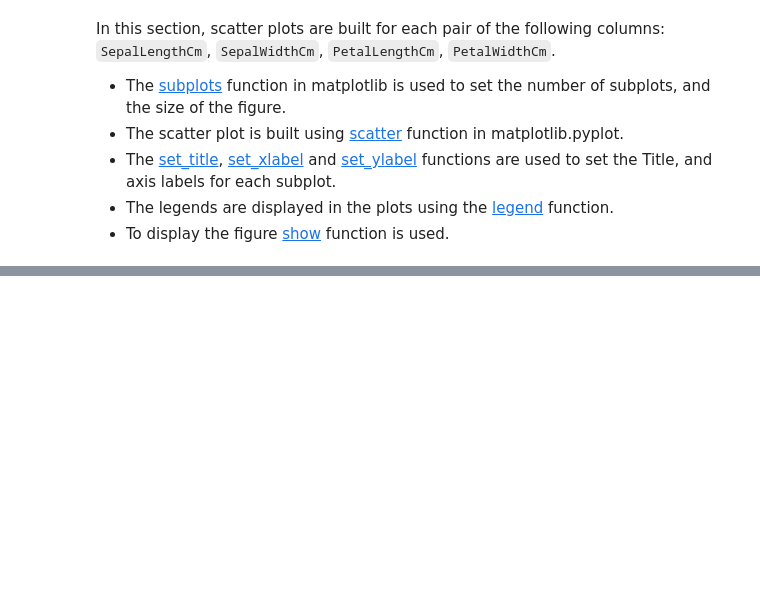
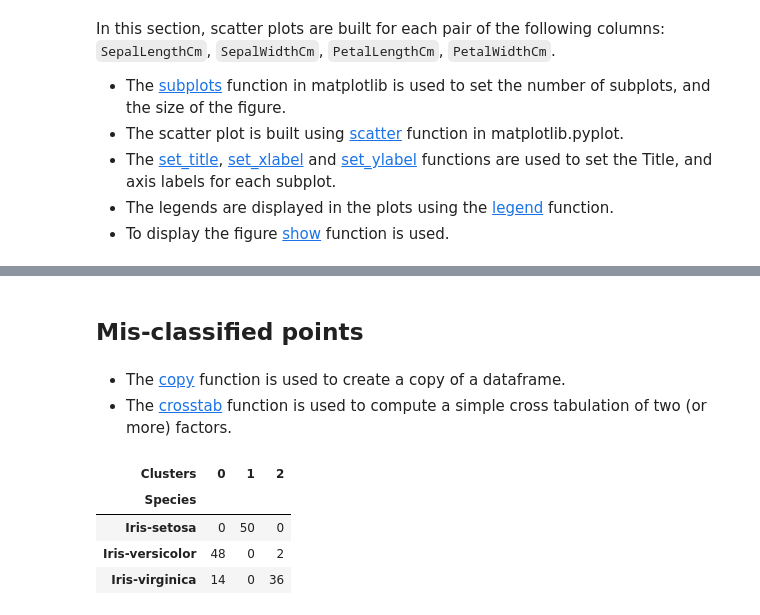
Before and after one commit to yashveersinghsohi/TSF_GRIP_DSBA, a Jupyter notebook: Task2/TSF_GRIP_DSBA_TASK_2.ipynb, the cells around one changed output, grey strips where cells are left out. Cells and saved outputs as stored; diff of their text form; code cells hidden in the pictures; blank space fills up the shorter version.

```diff
--- a/Task2/TSF_GRIP_DSBA_TASK_2.ipynb
+++ b/Task2/TSF_GRIP_DSBA_TASK_2.ipynb
@@ -129,0 +137,13 @@ plt.show()
+# %%
+# Extracting all features into new array
+X = data[["SepalLengthCm",
+          "SepalWidthCm",
+          "PetalLengthCm",
+          "PetalWidthCm"]].values
+
+# Extracting all categories into new array
+y = data["Species"].values
+
+# Printing shape of features and categories
+print("Features shape: ", X.shape)
+print("Categories shape: ", y.shape)
@@ -129,0 +219,2 @@ plt.show()
+# %%
+kmeans = KMeans(n_clusters = 3, random_state = 42).fit(X)
@@ -129,0 +239,6 @@ plt.show()
+# %%
+# Predicting the cluster labels for all points in the dataset
+predictions = kmeans.predict(X)
+
+# Displaying the predicted labels
+predictions
@@ -129,0 +351,23 @@ plt.show()
+# %% [markdown]
+## Mis-classified points
+# %% [markdown]
+- The [copy](https://pandas.pydata.org/pandas-docs/stable/reference/api/pandas.DataFrame.copy.html) function is used to create a copy of a dataframe.
+- The [crosstab](https://pandas.pydata.org/pandas-docs/stable/reference/api/pandas.crosstab.html) function is used to compute a simple cross tabulation of two (or more) factors.
+# %%
+# Creating a new DataFrame for comparing
+# predicted clusters with actual categories
+predictions_df = data.copy()
+
+# Storing Predicted Labels
+predictions_df["Predictions"] = predictions
+
+# Displaying the Categories and cluster labels
+pd.crosstab(predictions_df["Species"].values,
+            predictions_df["Predictions"].values,
+            rownames = ["Species"], colnames = ["Clusters"])
+# %% [output]
+| Clusters | 0 | 1 | 2 |
+| Species |  |  |  |
+| Iris-setosa | 0 | 50 | 0 |
+| Iris-versicolor | 48 | 0 | 2 |
+| Iris-virginica | 14 | 0 | 36 |
```
Also changed, not shown: parts of 27 cells of this notebook.
